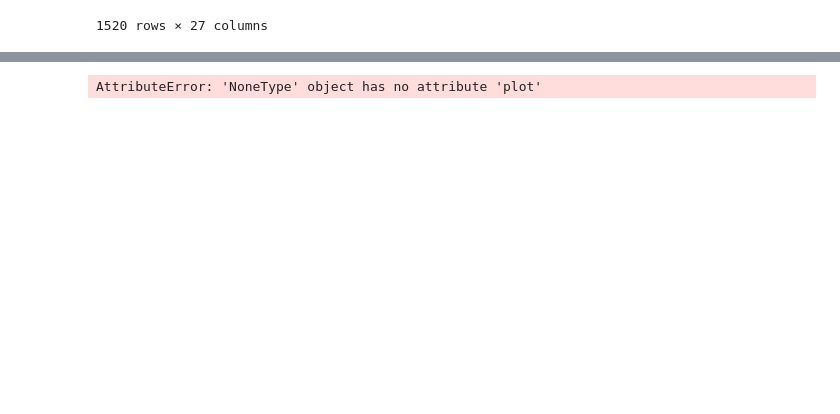
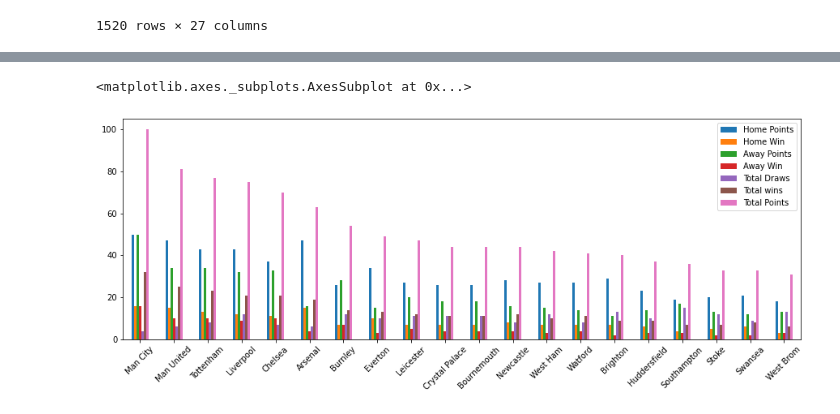
Before and after one commit to ethomps33/Premier_League_Sports_Analysis, a Jupyter notebook: Untitled.ipynb, the cells around one changed output, grey strips where cells are left out. Cells and saved outputs as stored; diff of their text form; code cells hidden in the pictures; blank space fills up the shorter version.

```diff
--- a/Untitled.ipynb
+++ b/Untitled.ipynb
@@ -213,0 +255,12 @@ wins
+# %%
+home18_wins = s18.groupby('HomeTeam')['Home Points' ,'Home Win', 'Draw'].sum()
+away18_wins = s18.groupby('AwayTeam')['Away Points' ,'Away Win', 'Draw'].sum()
+away18_wins = away18_wins.rename(columns={'Draw': 'Away Draws'})
+wins18= pd.concat([home18_wins,away18_wins], axis=1)
+
+wins18['Total Draws'] =wins18['Draw'] +wins18['Away Draws']
+wins18['Total wins'] =wins18['Home Win'] +wins18['Away Win']
+wins18['Total Points'] =wins18['Home Points'] +wins18['Away Points']
+wins18.sort_values('Total Points',ascending=False, inplace=True)
+wins18 =wins18.drop(['Draw', 'Away Draws'], axis=1)
+wins18
@@ -224,4 +325,5 @@ away_wins.plot(kind='bar', rot=45, figsize=(15,5))
 # %%
-wins.plot(kind='bar', rot=45, figsize=(25,5))
+wins18.plot(kind='bar', rot=45, figsize=(15,5))
 # %% [output]
-AttributeError: 'NoneType' object has no attribute 'plot'
+<matplotlib.axes._subplots.AxesSubplot at 0x...>
+[figure, added]
```
Also changed, not shown: parts of 13 cells of this notebook.
